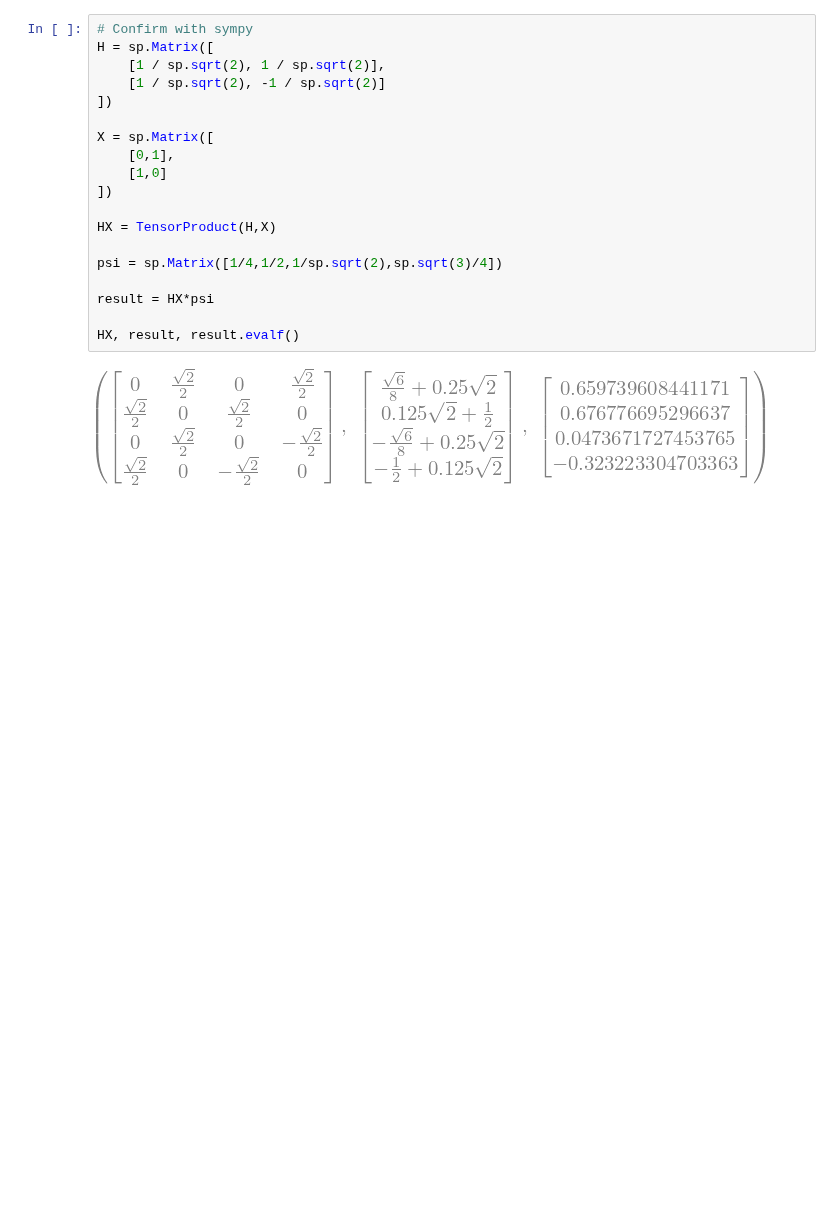
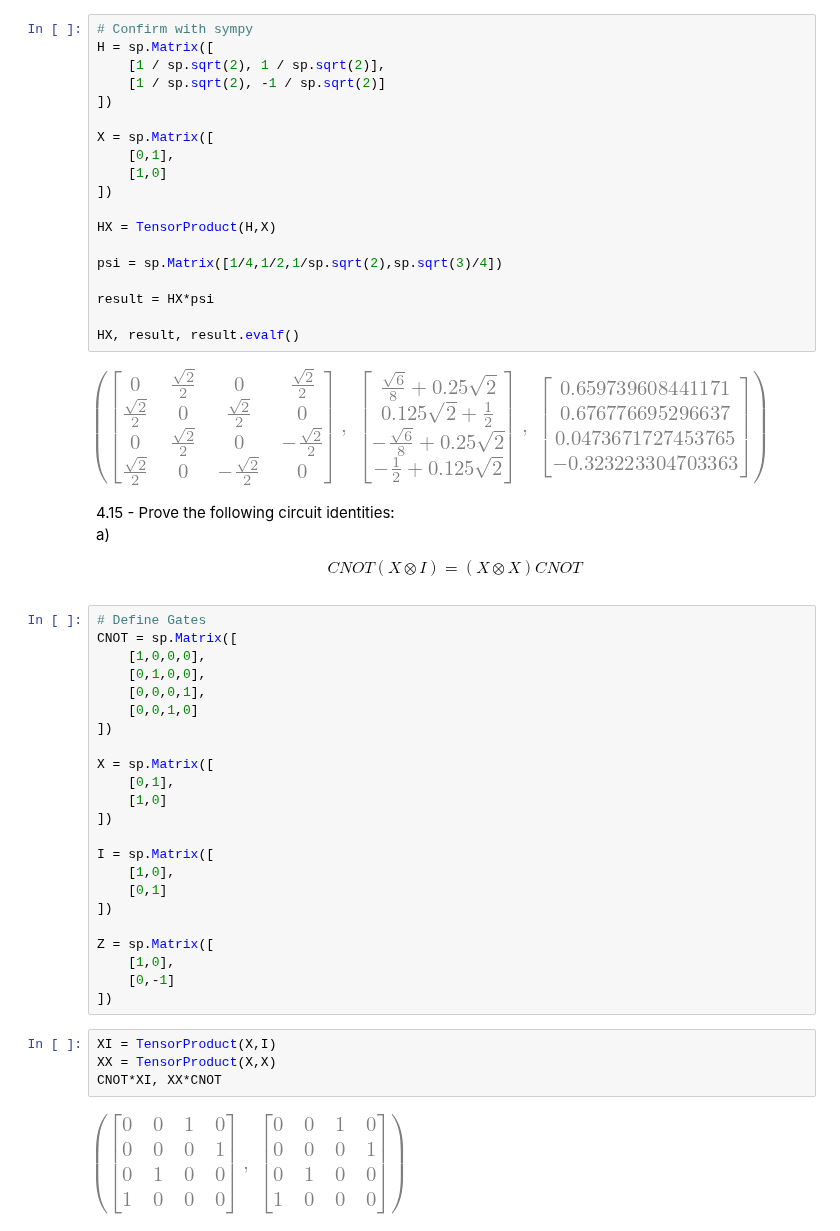
Before and after one commit to Artuk009/QuantumComputing, a Jupyter notebook: PracticeProblems_TWong/Chapter4.ipynb, the cells around one changed output. Cells and saved outputs as stored; diff of their text form; blank space fills up the shorter version.

```diff
--- a/PracticeProblems_TWong/Chapter4.ipynb
+++ b/PracticeProblems_TWong/Chapter4.ipynb
@@ -423,3 +423,38 @@ result = HX*psi
 HX, result, result.evalf()
 # %% [output]
 [figure]
+# %% [markdown]
+4.15 - Prove the following circuit identities:<br>
+a)
+\begin{align*}
+CNOT(X\otimes I)=(X\otimes X)CNOT
+\end{align*}
+# %%
+# Define Gates
+CNOT = sp.Matrix([
+    [1,0,0,0],
+    [0,1,0,0],
+    [0,0,0,1],
+    [0,0,1,0]
+])
+
+X = sp.Matrix([
+    [0,1],
+    [1,0]
+])
+
+I = sp.Matrix([
+    [1,0],
+    [0,1]
+])
+
+Z = sp.Matrix([
+    [1,0],
+    [0,-1]
+])
+# %%
+XI = TensorProduct(X,I)
+XX = TensorProduct(X,X)
+CNOT*XI, XX*CNOT
+# %% [output]
+[figure, added]
```
Also changed, not shown: parts of 8 cells of this notebook.
